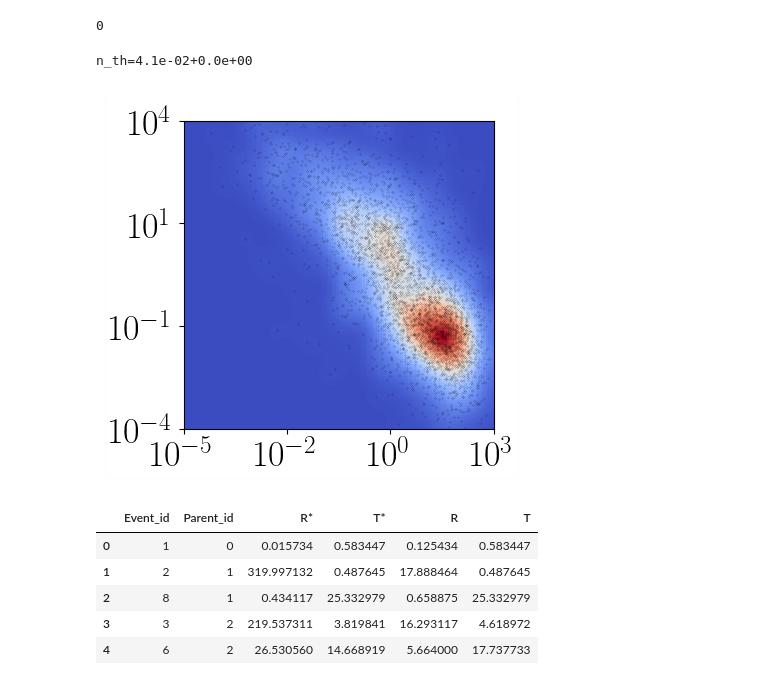
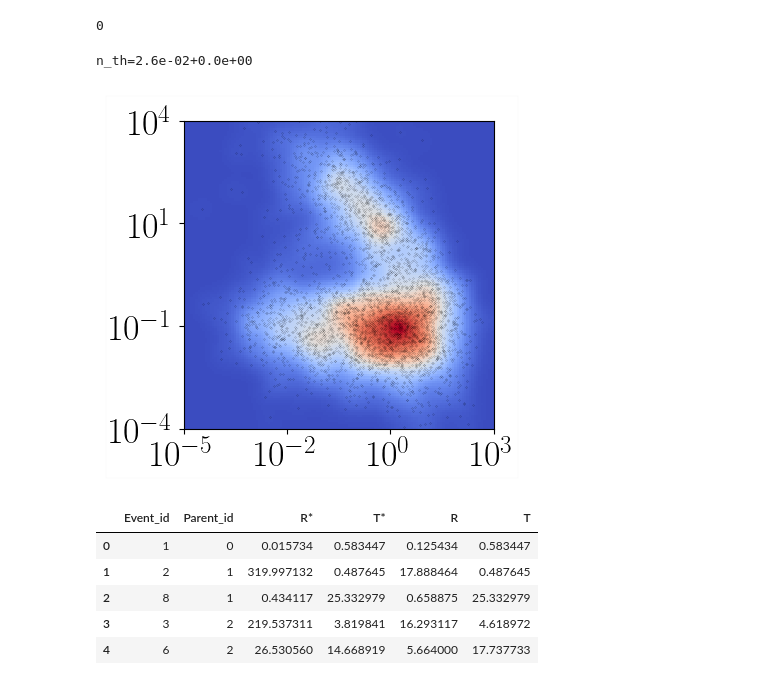
Before and after one commit to kkarimi62/Swarm, a Jupyter notebook: swarmOklahoma.ipynb, the cells around one changed output. Saved outputs shown, nothing was run; the diff lists cells and outputs as text; code cells hidden in the pictures.

```diff
--- a/swarmOklahoma.ipynb
+++ b/swarmOklahoma.ipynb
@@ -1845,7 +1853,7 @@ fig = plt.figure(figsize=(4,4))
 #--- interpolated data
 #--------------------
 #for nn, index, title in zip([ nij, Nij_rnd ],xrange(2),['actual','randomized']):
-for nn, index, title in zip([ Nij_rnd ],xrange(2),['actual']):
+for nn, index, title in zip([ nij ],xrange(2),['actual']):
     ax = fig.add_subplot(111) #,2,index+1)
     #--- interpolate
     heatmap=GetInterpolatedData(nn,(TMIN,TMAX),(RMIN,RMAX))
@@ -1865,35 +1873,35 @@ for nn, index, title in zip([ Nij_rnd ],xrange(2),['actual']):
     (nij_copy['T*'] < 10**TMAX ) &
     (nij_copy['R*'] >= 10**RMIN ) &
     (nij_copy['R*'] < 10**RMAX )]
     #--- mapping
     xx=ax.axis()[0]+(ax.axis()[1]-ax.axis()[0])*(np.log10(nij_copy['T*'])-TMIN)/(TMAX-TMIN)
     yy=ax.axis()[2]+(ax.axis()[3]-ax.axis()[2])*(np.log10(nij_copy['R*'])-RMIN)/(RMAX-RMIN)
     ax.set_xlim(ax.axis()[0],ax.axis()[1])
     ax.set_ylim(ax.axis()[2],ax.axis()[3])
     #--- plot
     DrawFrame(ax, (0.25,0.08),(0.16,0.08),0.01)
     ax.scatter(xx,
               yy,
                alpha=1,color='black',s=0.01)
     #--- draw the separation line
     xx=ax.axis()[0]+(ax.axis()[1]-ax.axis()[0])*(np.log10(nij_copy['T*'])-TMIN)/(TMAX-TMIN)
     yy=ax.axis()[2]+(ax.axis()[3]-ax.axis()[2])*(np.log10(n_thresh/nij_copy['T*'])-RMIN)/(RMAX-RMIN)
 #    print len(xx)
 #    xx=xx[0:-1:300]
 #    yy=yy[0:-1:300]
 #    print len(xx)
     ax.plot( xx, yy,'-.',color='white',linewidth=0.0)
 
 fig.savefig('%s/densityMaps.png'%DIR_OUTPT_figs,bbox_inches='tight',dpi=150)
 #---
 mpl.rcParams.update(mpl.rcParamsDefault)
 warnings.filterwarnings('ignore') #--- get rid of warnings
 rc('text', usetex=True)
 font = {'size'   : 20}
 matplotlib.rc('font', **font)
 # %% [output]
-n_th=4.1e-02+0.0e+00
+n_th=2.6e-02+0.0e+00
-[figure, old version]
+[figure, new version]
 # %%
 nij.head()
 # %% [output]
```
Also changed, not shown: parts of 25 cells of this notebook, 58 other files.
